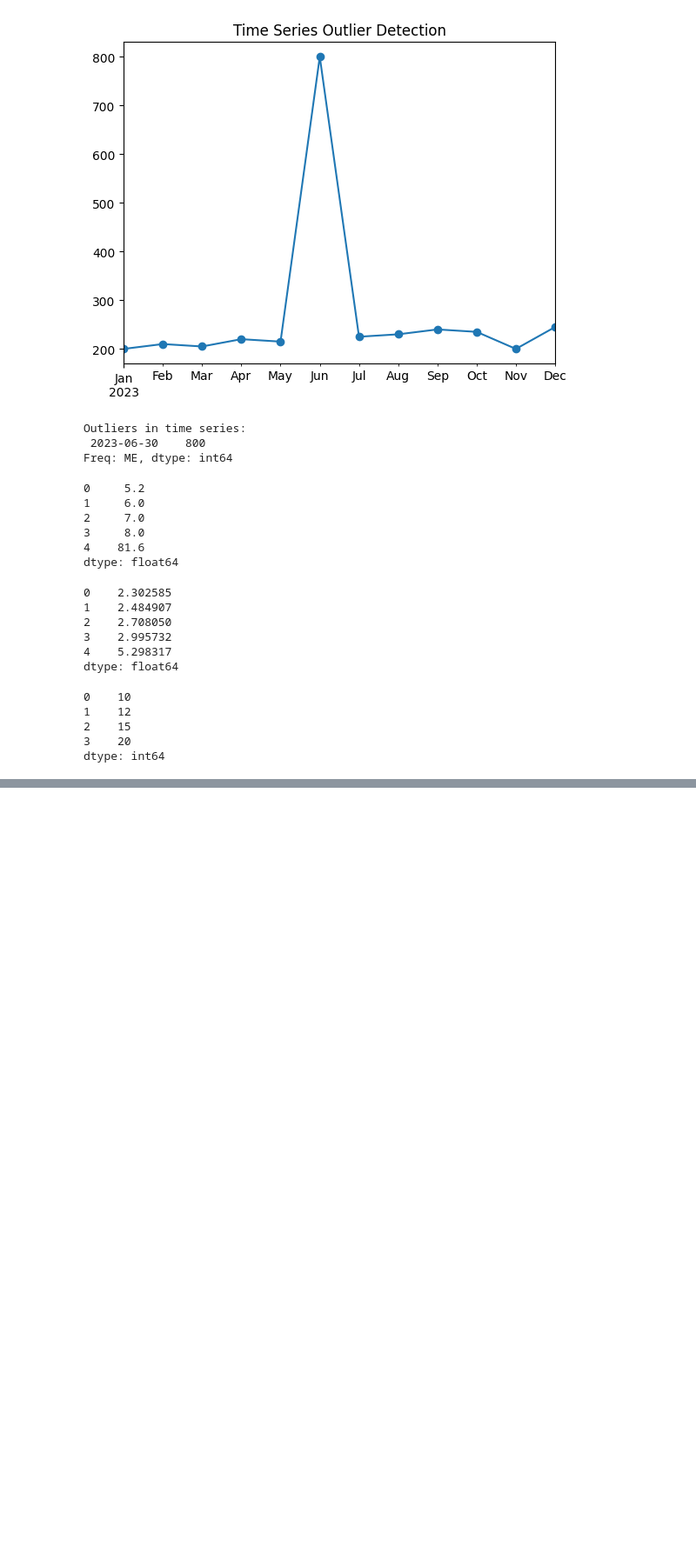
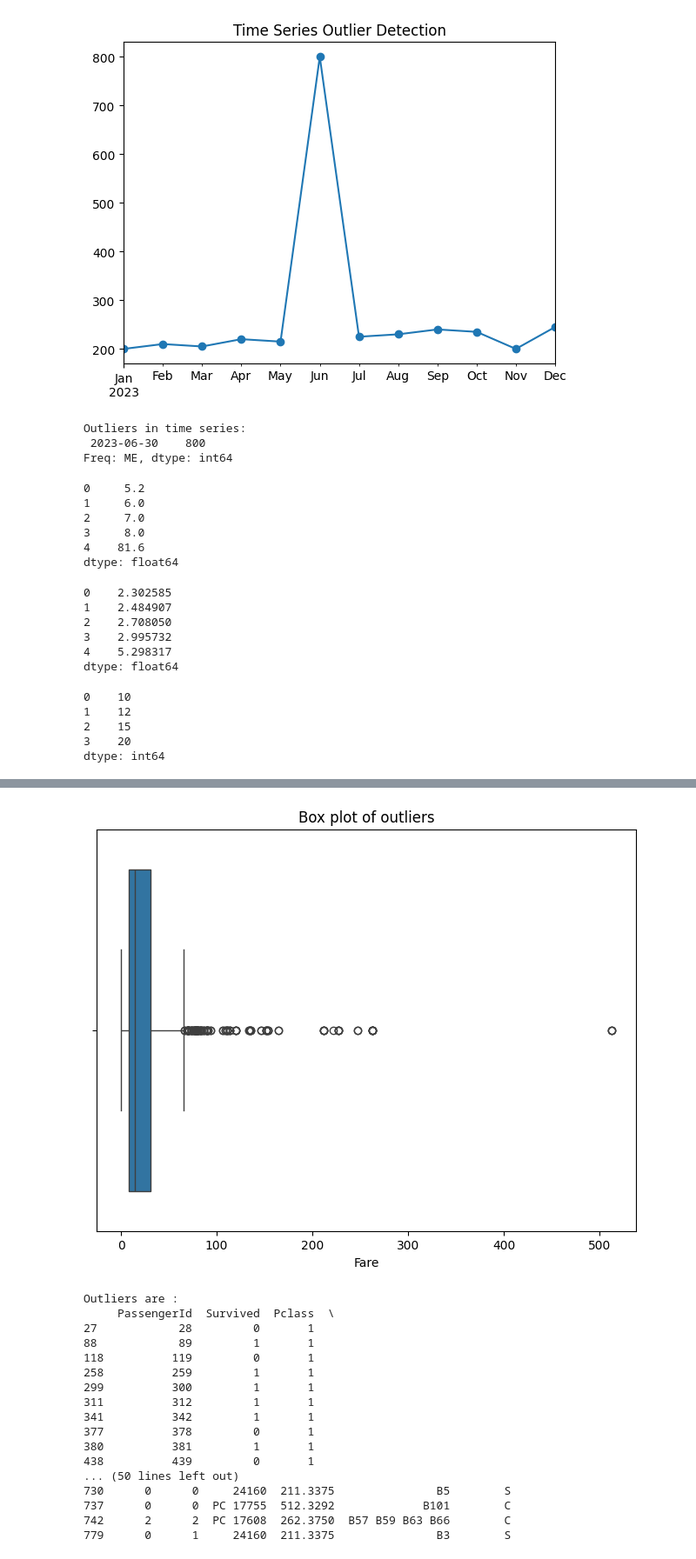
Before and after one commit to Adityavb121/23cs503, a Jupyter notebook: AIML_Lab_Exercise.ipynb, the cells around one changed output, grey strips where cells are left out. Shown at 87% size. Saved outputs shown, nothing was run; the diff lists cells and outputs as text; code cells hidden in the pictures; blank space fills up the shorter version.

```diff
--- a/AIML_Lab_Exercise.ipynb
+++ b/AIML_Lab_Exercise.ipynb
@@ -3151,0 +3257,16 @@ dtype: int64
+# %%
+import pandas as pd
+df=pd.read_csv('/content/Titanic-Dataset.csv')
+null_age=df['Age'].isnull().sum()
+null_fare=df['Fare'].isnull().sum()
+
+mean_age=df['Age'].mean()
+mean_fare=df['Fare'].mean()
+df['Age'].fillna(mean_age,inplace=True)
+df['Fare'].fillna(mean_fare,inplace=True)
+null_age_after=df['Age'].isnull().sum()
+null_fare_after=df['Fare'].isnull().sum()
+print("Null values in age before :",null_age)
+print("Null values in age after :",null_age_after)
+print("Null values in fare before :",null_fare)
+print("Null values in fare after :",null_fare_after)
@@ -3151,0 +3290,32 @@ dtype: int64
+# %%
+from scipy import stats
+import seaborn as sns
+import matplotlib.pyplot as plt
+plt.figure(figsize=(8,6))
+sns.boxplot(x=df['Fare'])
+plt.title("Box plot of outliers")
+plt.show()
+zscore=stats.zscore(df['Fare'])
+threshold=3
+zscore_outliers=df[abs(zscore)>threshold]
+print("Outliers are :")
+print(zscore_outliers)
+# %% [output]
+[figure, added]
+Outliers are :
+     PassengerId  Survived  Pclass  \
+27            28         0       1
+88            89         1       1
+118          119         0       1
+258          259         1       1
+299          300         1       1
+311          312         1       1
+341          342         1       1
+377          378         0       1
+380          381         1       1
+438          439         0       1
+... (50 lines left out)
+730      0      0     24160  211.3375               B5        S
+737      0      0  PC 17755  512.3292             B101        C
+742      2      2  PC 17608  262.3750  B57 B59 B63 B66        C
+779      0      1     24160  211.3375               B3        S
```
Also changed, not shown: parts of 8 cells of this notebook.
